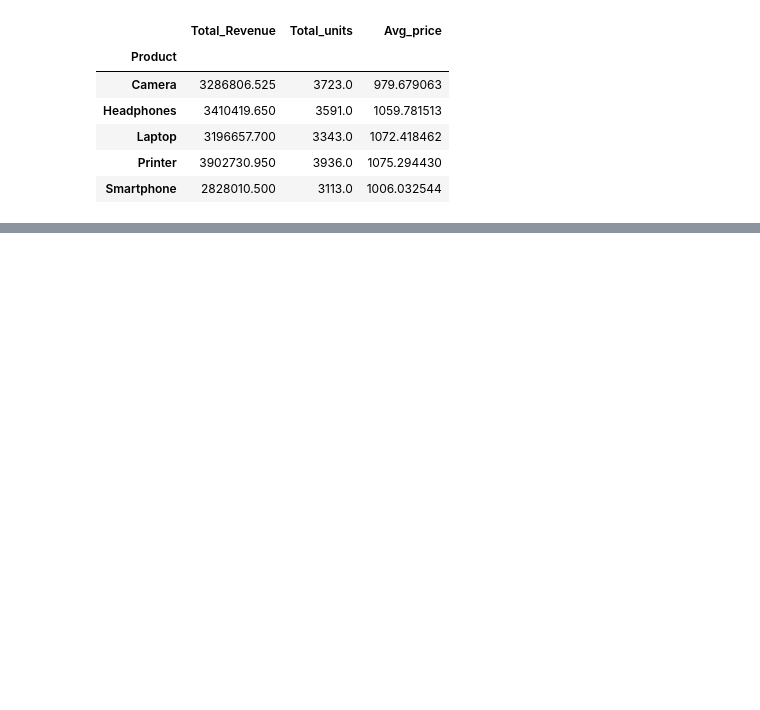
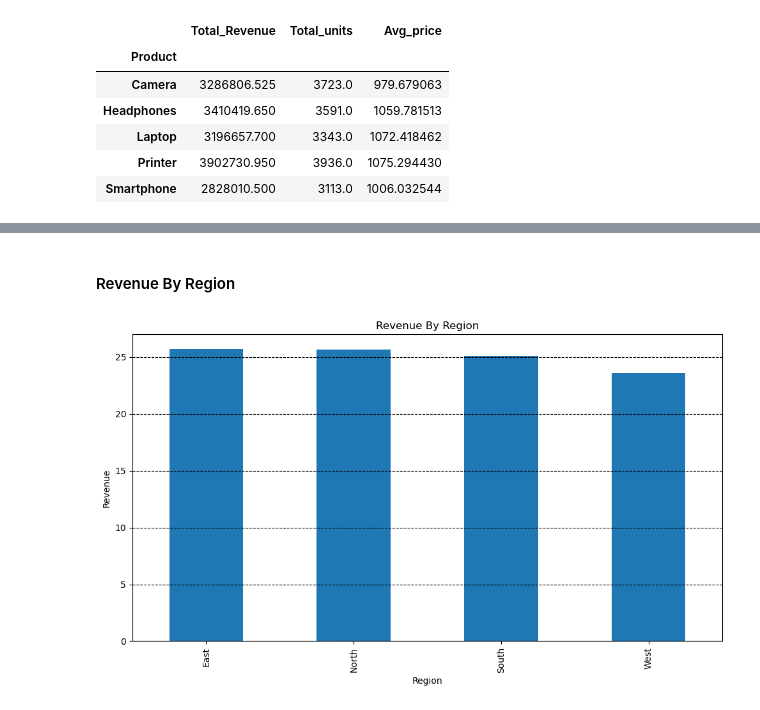
Before and after one commit to brijballav/Sales-data-analysis, a Jupyter notebook: Sales Data Analysis/Sales_Data.ipynb, the cells around one changed output, grey strips where cells are left out. Saved outputs shown, nothing was run; the diff lists cells and outputs as text; code cells hidden in the pictures; blank space fills up the shorter version.

```diff
--- a/Sales Data Analysis/Sales_Data.ipynb
+++ b/Sales Data Analysis/Sales_Data.ipynb
@@ -371,0 +461,13 @@ display(prod_sum.head())
+# %% [markdown]
+#### Revenue By Region
+# %%
+rev_by_region.plot(kind = 'bar', title = 'Revenue By Region')
+
+plt.ylabel('Revenue')
+
+plt.grid(axis = 'y', linestyle = '--', color = 'Black')
+
+plt.tight_layout()
+plt.show()
+# %% [output]
+[figure, added]
```
Also changed, not shown: parts of 20 cells of this notebook, 8 other files.
